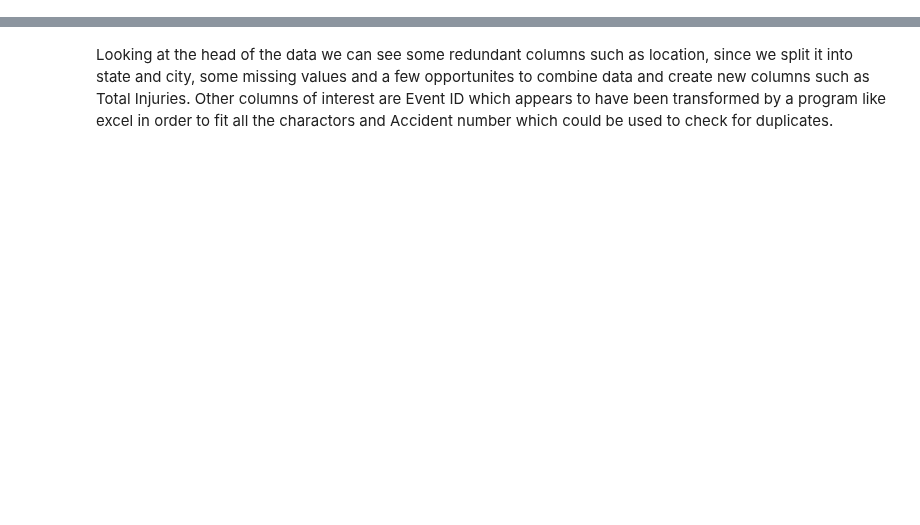
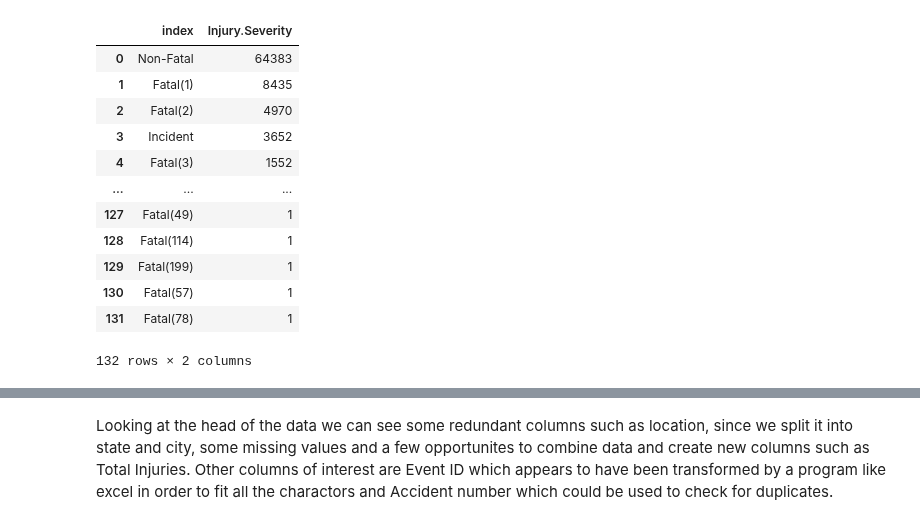
Before and after one commit to sajmera9/MachineLearning1, a Jupyter notebook: Lab 1 - Visualization and Preprocessing .ipynb, the cells around one changed output, grey strips where cells are left out. Cells and saved outputs as stored; diff of their text form; code cells hidden in the pictures; blank space fills up the shorter version.

```diff
--- a/Lab 1 - Visualization and Preprocessing .ipynb
+++ b/Lab 1 - Visualization and Preprocessing .ipynb
@@ -161,0 +233,6 @@ aviation_data['State'] = aviation_data['LOCATION'].str.split(',').str[1]
+# %%
+#remove the duplicate and merge in the data
+aviation_data = aviation_data.drop_duplicates(subset='Accident.Number', keep="last")
+aviation_data[aviation_data['Accident.Number']=='ERA20CA175'] #Checking for dups
+#replace missing values in the duplicate kept - change report status from NaN to Preliminary
+#rc_avaition.loc[rc_avaition['Accident.Number'] == , 'ERA20CA175'] = 1
@@ -161,0 +245,3 @@ aviation_data['State'] = aviation_data['LOCATION'].str.split(',').str[1]
+# %%
+aviation_data = aviation_data.loc[aviation_data["Number.of.Engines"]!=8.0]
+engines=aviation_data["Number.of.Engines"].value_counts().reset_index()
@@ -161,0 +255,18 @@ aviation_data['State'] = aviation_data['LOCATION'].str.split(',').str[1]
+# %%
+#
+injuryseverity = aviation_data["Injury.Severity"].value_counts().reset_index()
+injuryseverity
+# %% [output]
+|  | index | Injury.Severity |
+| 0 | Non-Fatal | 64383 |
+| 1 | Fatal(1) | 8435 |
+| 2 | Fatal(2) | 4970 |
+| 3 | Incident | 3652 |
+| 4 | Fatal(3) | 1552 |
+| ... | ... | ... |
+| 127 | Fatal(49) | 1 |
+| 128 | Fatal(114) | 1 |
+| 129 | Fatal(199) | 1 |
+| 130 | Fatal(57) | 1 |
+| 131 | Fatal(78) | 1 |
+132 rows × 2 columns
```
Also changed, not shown: parts of 52 cells of this notebook.
